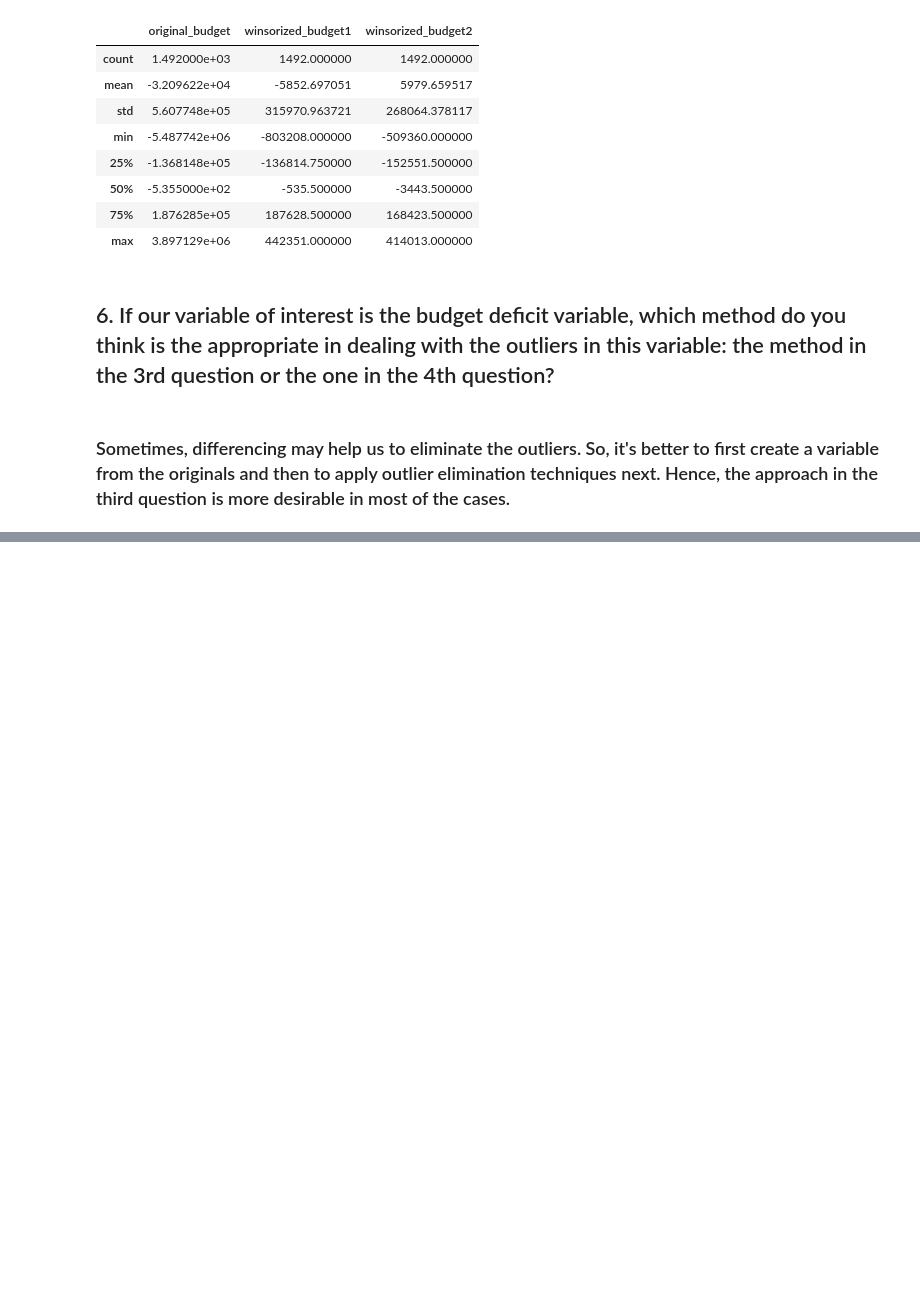
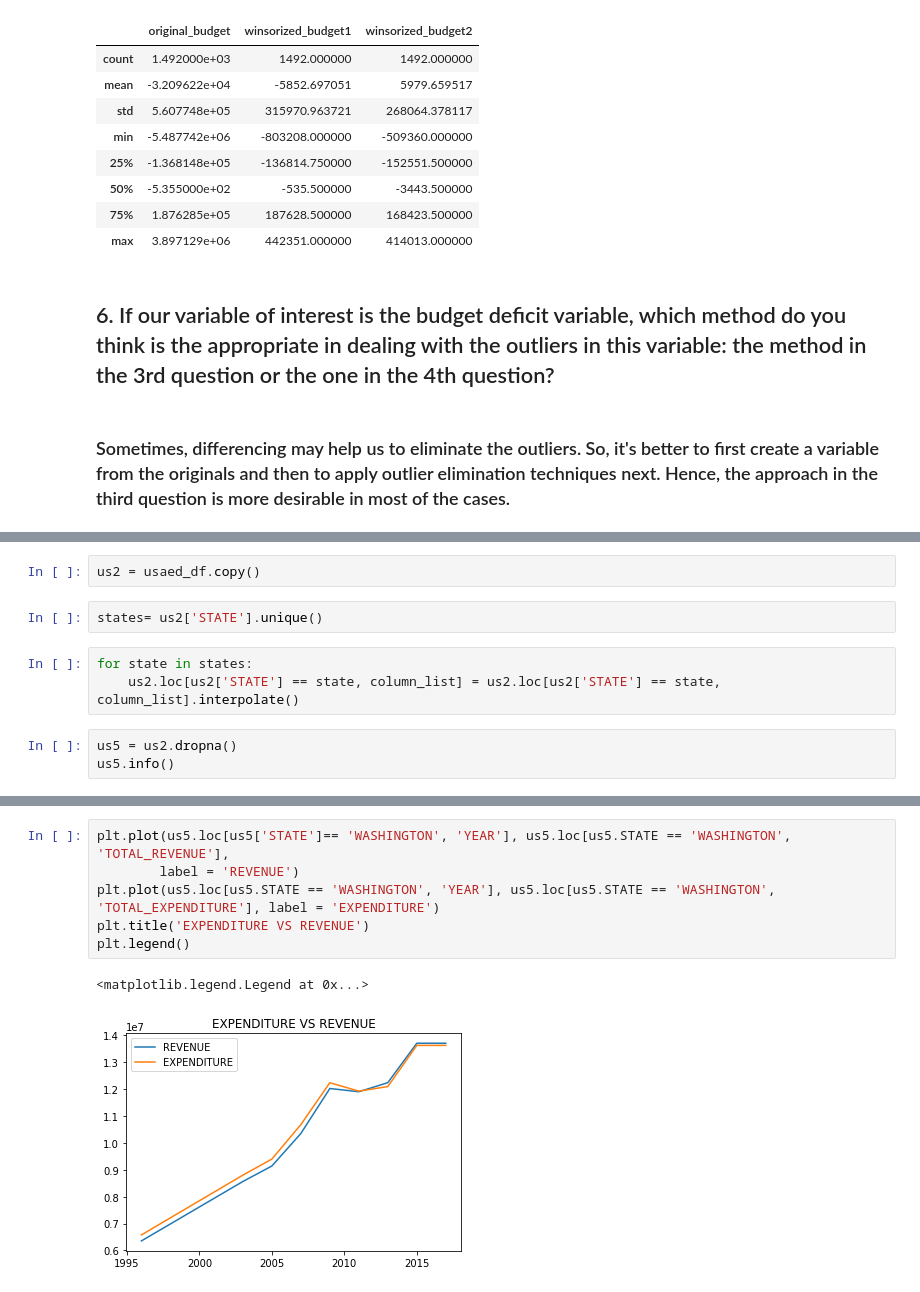
Before and after one commit to iamkkdev/Thinkful-github, a Jupyter notebook: Datamissing.ipynb, the cells around one changed output, grey strips where cells are left out. Cells and saved outputs as stored; diff of their text form; blank space fills up the shorter version.

```diff
--- a/Datamissing.ipynb
+++ b/Datamissing.ipynb
@@ -419,0 +422,10 @@ pd.DataFrame({'original_budget': budget_deficit, 'winsorized_budget1': winsorize
+# %%
+us2 = usaed_df.copy()
+# %%
+states= us2['STATE'].unique()
+# %%
+for state in states:
+    us2.loc[us2['STATE'] == state, column_list] = us2.loc[us2['STATE'] == state, column_list].interpolate()
+# %%
+us5 = us2.dropna()
+us5.info()
@@ -419,0 +471,9 @@ pd.DataFrame({'original_budget': budget_deficit, 'winsorized_budget1': winsorize
+# %%
+plt.plot(us5.loc[us5['STATE']== 'WASHINGTON', 'YEAR'], us5.loc[us5.STATE == 'WASHINGTON', 'TOTAL_REVENUE'],
+        label = 'REVENUE')
+plt.plot(us5.loc[us5.STATE == 'WASHINGTON', 'YEAR'], us5.loc[us5.STATE == 'WASHINGTON', 'TOTAL_EXPENDITURE'], label = 'EXPENDITURE')
+plt.title('EXPENDITURE VS REVENUE')
+plt.legend()
+# %% [output]
+<matplotlib.legend.Legend at 0x...>
+[figure, added]
```
Also changed, not shown: parts of 27 cells of this notebook.
